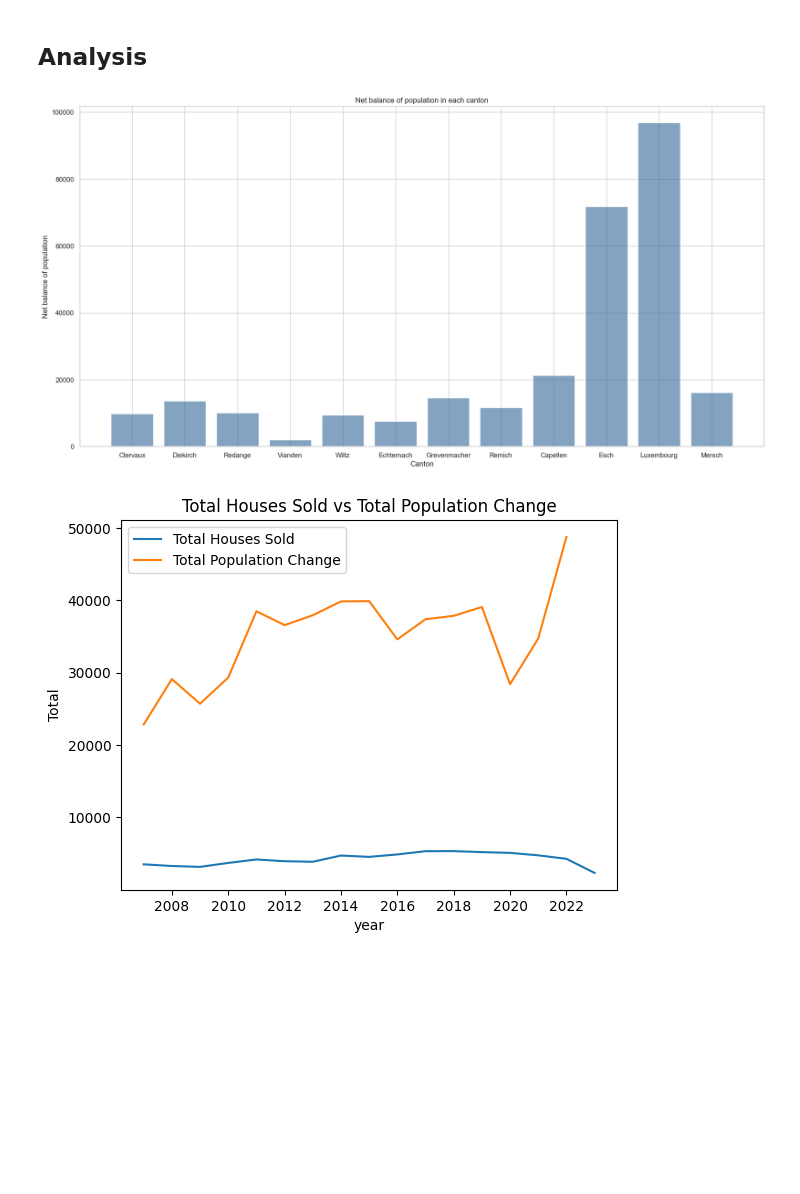
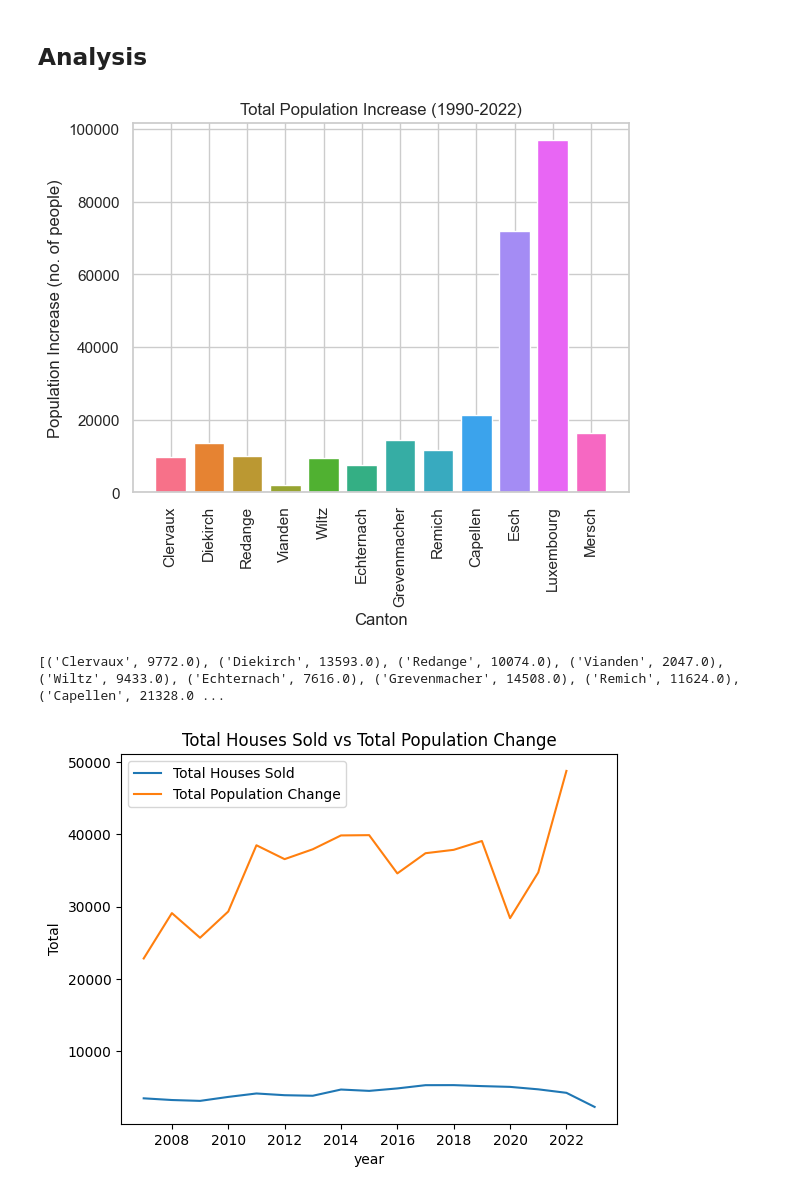
Before and after one commit to Paulo-Oliva/ds4h-project, a Jupyter notebook: 4_correlation_analysis.ipynb, the cells around one changed output. Saved outputs shown, nothing was run; the diff lists cells and outputs as text; code cells hidden in the pictures; blank space fills up the shorter version.

```diff
--- a/4_correlation_analysis.ipynb
+++ b/4_correlation_analysis.ipynb
@@ -134,28 +134,31 @@ totals_df
 # %%
 cantons = population_df[population_df["location"].str.startswith("CT")]
 data = []
 # Plot the net balance of population summed over the years in a bar chart for each canton
 for canton in cantons["location"].unique():
     canton_balance = cantons[(cantons["location"] == canton) & (cantons["type"] == "Balance")].sum()["value"]
     data += [(canton, canton_balance)]
 
 data = sorted(data, key=lambda x: x[0])
 # Remove the 1st 2 words from the canton name
 cs = [c.split(" ") for c, _ in data]
 cs = [" ".join(c[2:]) for c in cs]
 data = [(c, b) for c, b in zip(cs, [b for _, b in data])]
 
-plt.figure(figsize=(20, 10))
+fig, ax = plt.subplots()
 # Aplly a nice color palette
-plt.bar([canton for canton, _ in data], [balance for _, balance in data],
-# plt.xticks(rotation=90)
+plt.bar([canton for canton, _ in data], [balance for _, balance in data], color=sns.color_palette("husl", len(data)))
+plt.xticks(rotation=90)
 
 plt.xlabel("Canton")
-plt.ylabel("Net balance of population")
-plt.title("Net balance of population in each canton")
+plt.ylabel("Population Increase (no. of people)")
+plt.title("Total Population Increase (1990-2022)")
 plt.show()
+
+print(data)
 # %% [output]
-[figure, old version]
+[figure, new version]
+[('Clervaux', 9772.0), ('Diekirch', 13593.0), ('Redange', 10074.0), ('Vianden', 2047.0), ('Wiltz', 9433.0), ('Echternach', 7616.0), ('Grevenmacher', 14508.0), ('Remich', 11624.0), ('Capellen', 21328.0 ...
 # %%
 # Plot the total houses sold per year and the total population change per year from 2007 onwards
 fig, ax = plt.subplots()
```
Also changed, not shown: parts of 2 cells of this notebook, 3 other files.
